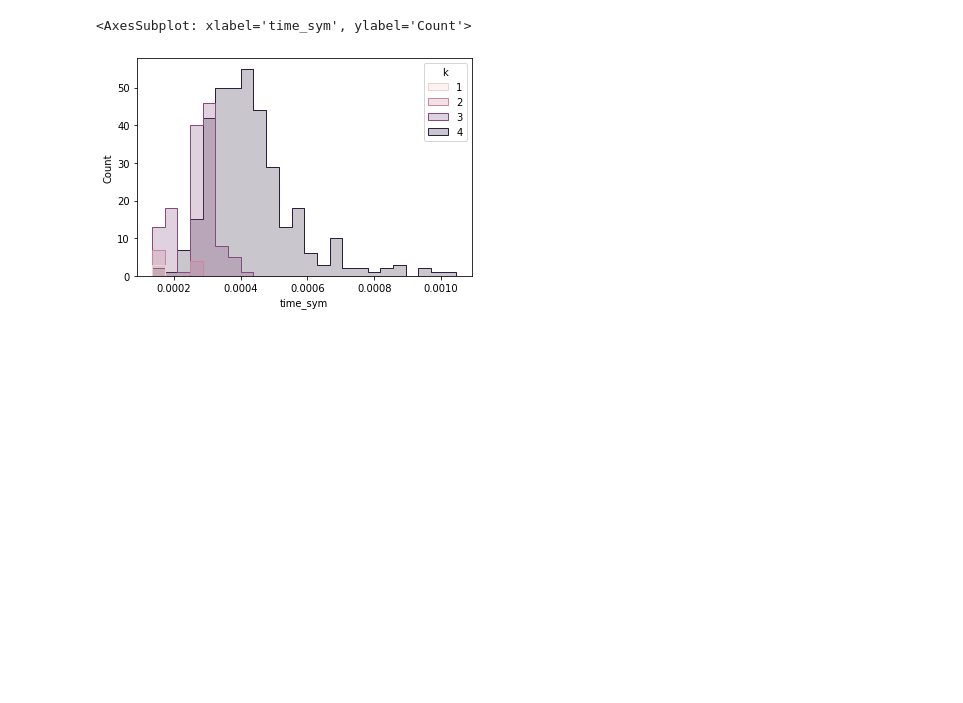
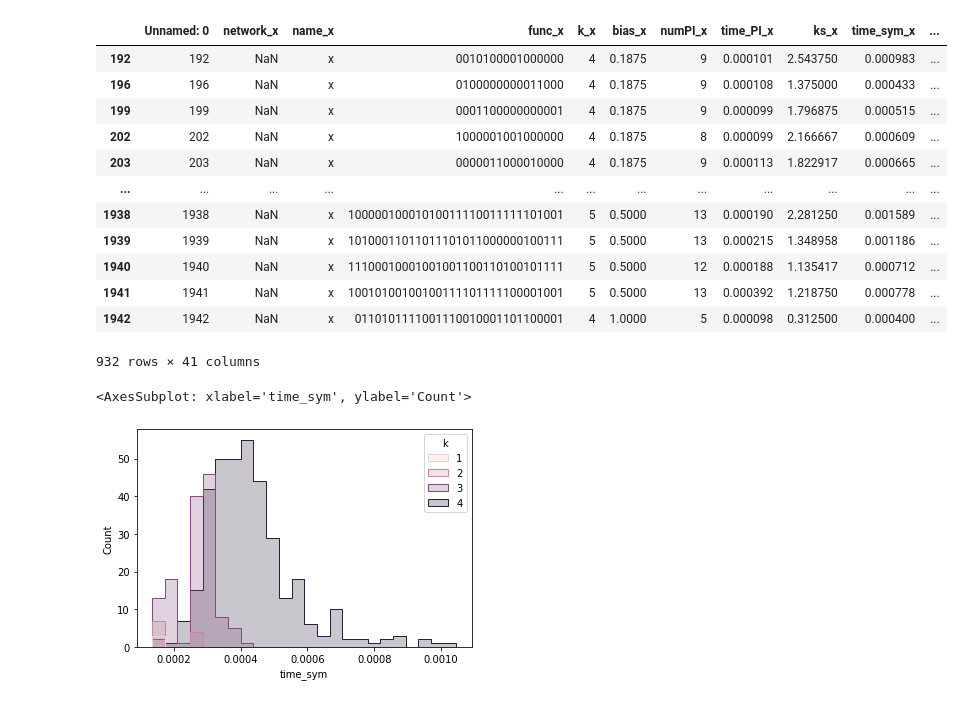
Before and after one commit to CASCI-lab/symmetryInCellCollective, a Jupyter notebook: data inspection.ipynb, the cells around one changed output. Saved outputs shown, nothing was run; the diff lists cells and outputs as text; code cells hidden in the pictures; blank space fills up the shorter version.

```diff
--- a/data inspection.ipynb
+++ b/data inspection.ipynb
@@ -24,3 +24,21 @@ data
+# %%
+x=data[data["version"]=="new"].merge(data[data["version"]=="v0.1.2"], on="Unnamed: 0")
+# %%
+x[x["correct_y"]==False]
+# %% [output]
+|  | Unnamed: 0 | network_x | name_x | func_x | k_x | bias_x | numPI_x | time_PI_x | ks_x | time_sym_x | ... |
+| 192 | 192 | NaN | x | 0010100001000000 | 4 | 0.1875 | 9 | 0.000101 | 2.543750 | 0.000983 | ... |
+| 196 | 196 | NaN | x | 0100000000011000 | 4 | 0.1875 | 9 | 0.000108 | 1.375000 | 0.000433 | ... |
+| 199 | 199 | NaN | x | 0001100000000001 | 4 | 0.1875 | 9 | 0.000099 | 1.796875 | 0.000515 | ... |
+| 202 | 202 | NaN | x | 1000001001000000 | 4 | 0.1875 | 8 | 0.000099 | 2.166667 | 0.000609 | ... |
+| 203 | 203 | NaN | x | 0000011000010000 | 4 | 0.1875 | 9 | 0.000113 | 1.822917 | 0.000665 | ... |
+| ... | ... | ... | ... | ... | ... | ... | ... | ... | ... | ... | ... |
+| 1938 | 1938 | NaN | x | 10000010001010011110011111101001 | 5 | 0.5000 | 13 | 0.000190 | 2.281250 | 0.001589 | ... |
+| 1939 | 1939 | NaN | x | 10100011011011101011000000100111 | 5 | 0.5000 | 13 | 0.000215 | 1.348958 | 0.001186 | ... |
+| 1940 | 1940 | NaN | x | 11100010001001001100110100101111 | 5 | 0.5000 | 12 | 0.000188 | 1.135417 | 0.000712 | ... |
+| 1941 | 1941 | NaN | x | 10010100100100111101111100001001 | 5 | 0.5000 | 13 | 0.000392 | 1.218750 | 0.000778 | ... |
+| 1942 | 1942 | NaN | x | 0110101111001110010001101100001 | 4 | 1.0000 | 5 | 0.000098 | 0.312500 | 0.000400 | ... |
+932 rows × 41 columns
 # %%
 sns.histplot(data, x="time_sym", hue="k", element="step")
 # %% [output]
```
Also changed, not shown: parts of 1 cell of this notebook, 11 other files.
